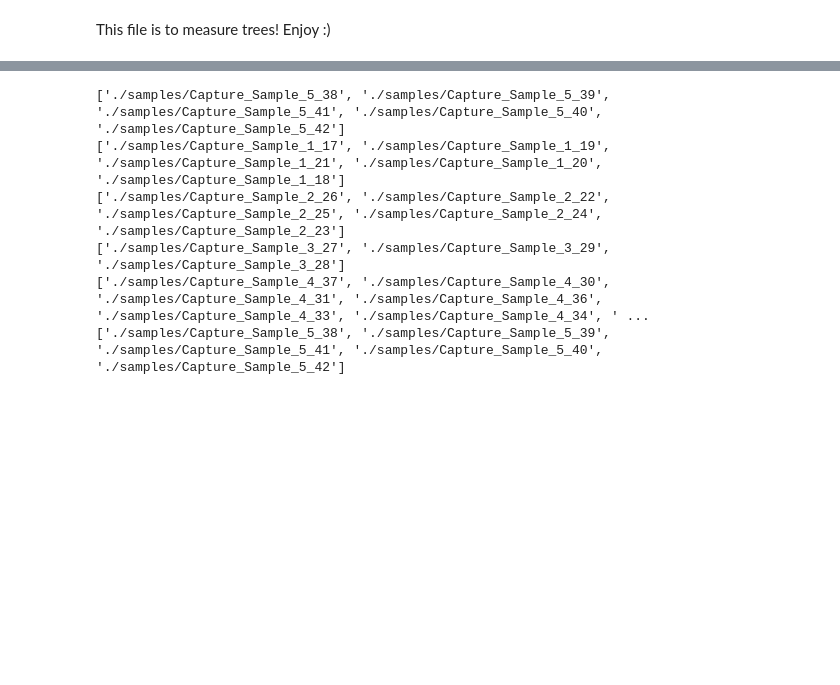
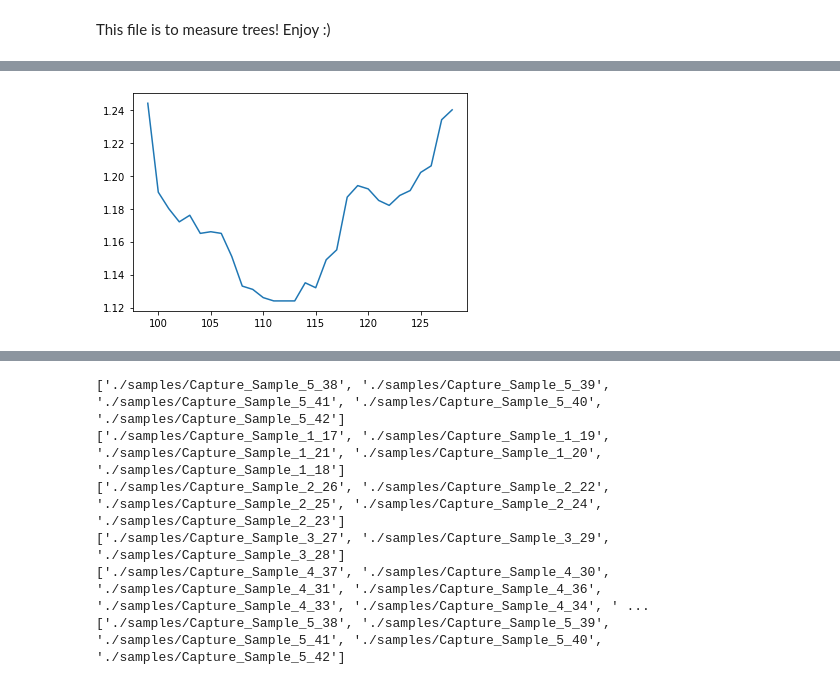
Before and after one commit to ameliaholcomb/trees, a Jupyter notebook: TreeProcessing/TreeProcessor.ipynb, the cells around one changed output, grey strips where cells are left out. Cells and saved outputs as stored; diff of their text form; code cells hidden in the pictures; blank space fills up the shorter version.

```diff
--- a/TreeProcessing/TreeProcessor.ipynb
+++ b/TreeProcessing/TreeProcessor.ipynb
@@ -44,0 +78,97 @@ plt.imshow(heatmap(1, 4))
+# %%
+""" Approximating the focal length """
+
+MIN_DIST = 0.5
+MAX_DIST = 4
+
+# This uses non-raw data
+raw_data = True
+
+# Sample
+sample = 1
+
+# Data file
+capture = 0
+
+x, y, depth = extract_data(sample, capture, raw_data=raw_data)
+
+height_mm_per_pix = TOF_CAM_DIMS[1] / SHAPE[1]
+height_m_per_pix = height_mm_per_pix / 1000
+print('height_m_per_pix {}'.format(width_m_per_pix))
+
+width_mm_per_pix = TOF_CAM_DIMS[0] / SHAPE[0]
+width_m_per_pix = width_mm_per_pix / 1000
+print('width_m_per_pix {}'.format(width_m_per_pix))
+
+sample_height = 120
+data_reconstruct = np.reshape(depth, SHAPE)
+sample_inds = np.argwhere(np.logical_and(data_reconstruct[sample_height,:] >= MIN_DIST, data_reconstruct[sample_height,:] <= MAX_DIST).astype(np.int))
+dists = data_reconstruct[sample_height,sample_inds]
+plt.plot(sample_inds, dists)
+print('Object inds: min = {0}, max = {1}'.format(sample_inds[0], sample_inds[-1]))
+
+d_l = sample_inds[0]
+d_r = sample_inds[-1]
+
+camera_obj_width = (d_r - d_l + 1)*height_m_per_pix
+print('The width of the object = {}'.format(camera_obj_width))
+
+mid_pix_height = (SHAPE[1] - 1) / 2
+print('The middle pixel index in height is {}'.format(mid_pix))
+
+mid_pix_width = (SHAPE[0] - 1)/2
+
+# Lengths to the left and right of the midpoint
+len_l = (abs(d_l - mid_pix)+1)*height_m_per_pix
+len_r = (abs(d_r - mid_pix)+1)*height_m_per_pix
+
+# The cases for estimating the angles
+case_1 = (d_l - mid_pix < 0) and (d_r - mid_pix < 0) # Both are to the left of the center
+case_2 = (d_l - mid_pix < 0) and (d_r - mid_pix > 0) # One is to the left, one to the right of center
+case_3 = (d_l - mid_pix > 0) and (d_r - mid_pix > 0) # Both are to the right of center
+
+print('case 1 = {}'.format(case_1))
+print('case 2 = {}'.format(case_2))
+print('case 3 = {}'.format(case_3))
+
+dist_height = (abs(mid_pix_height - sample_height)+1)*width_mm_per_pix
+dist_plane_intersect = np.sqrt(dist_height**2 + TOF_FOCAL_LEN**2)/1000
+print('distance to plane intersection {}'.format(dist_plane_intersect))
+
+theta = 0
+theta_l = np.arctan(len_l / dist_plane_intersect)
+theta_r = np.arctan(len_r / dist_plane_intersect)
+theta = case_1*(theta_l - theta_r) + case_2*(theta_l + theta_r) + case_3*(theta_r - theta_l)
+
+print('theta_l = {}'.format(theta_l))
+print('theta_r = {}'.format(theta_r))
+print('theta = {}'.format(theta))
+
+# Distances to the image planes
+d_l = np.sqrt(len_l**2 + dist_plane_intersect**2)
+d_r = np.sqrt(len_r**2 + dist_plane_intersect**2)
+
+# Lengths from the camera center to the edges of the object
+tot_dist_l = d_l + dists[0]
+tot_dist_r = d_r + dists[-1]
+
+# Use the law of cosines to estimate the DBH
+dbh = np.sqrt(d_l**2 + d_r**2 - 2*d_l*d_r*np.cos(theta))
+print('Poorly estimated DBH = {}'.format(dbh))
+
+
+"""Old focal length estimation code"""
+# Object width for the estimation
+# OBJ_WIDTH = 53.98
+# OBJ_DIST  = 85.60
+
+# Calculate the camera center in image-plane centered coordinates
+# m_plus = (2*OBJ_DIST)/(OBJ_WIDTH - camera_obj_width)
+# m_mins = -m_plus
+
+# x_c = 0
+
+# y_c = m_plus*(x_c-(camera_obj_width/2))
+
+# print('focal length = {0}mm'.format(y_c))
+# %% [output]
@@ -45,2 +191,3 @@ plt.imshow(heatmap(1, 4))
+[figure, added]
 # %%
 # Part 1: Simple image segmentation to estimate diameter from this angle
```
Also changed, not shown: parts of 4 cells of this notebook, 39 other files.
